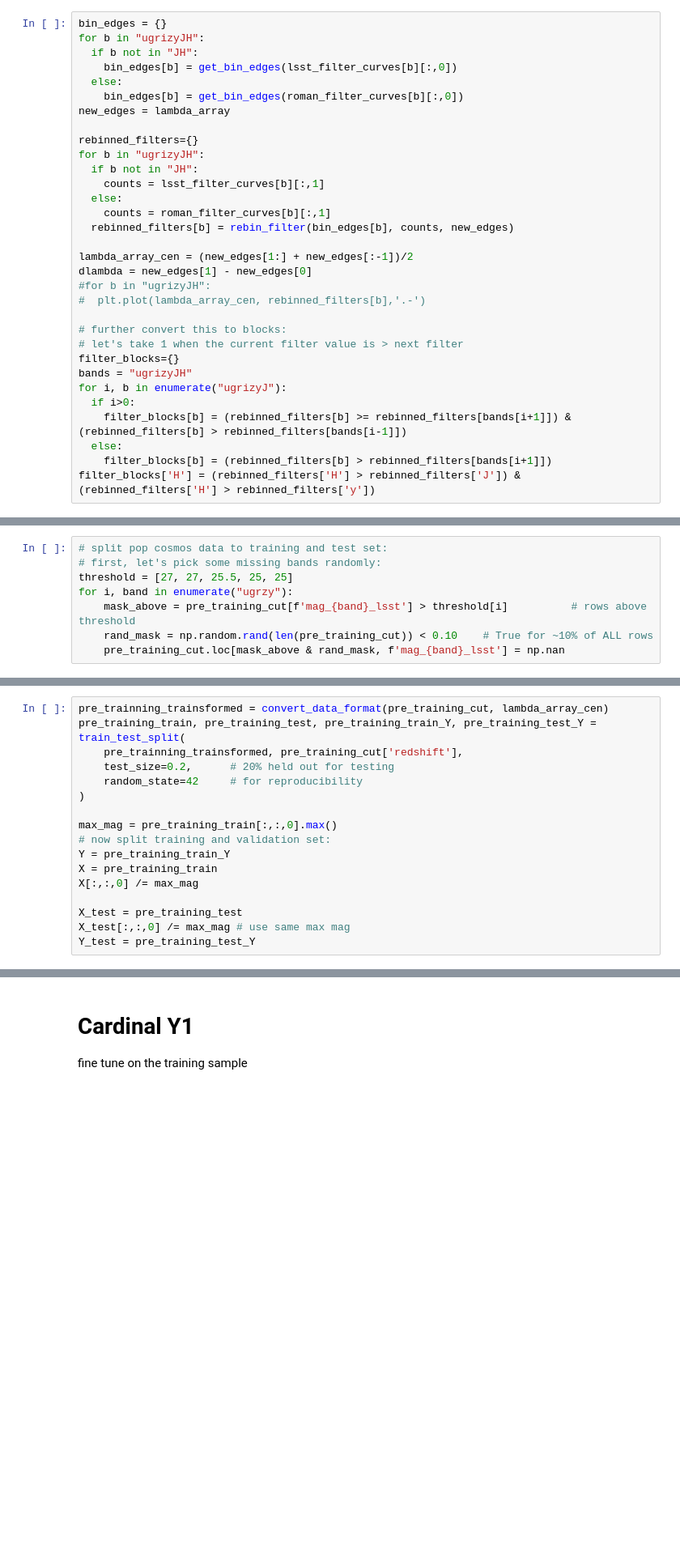
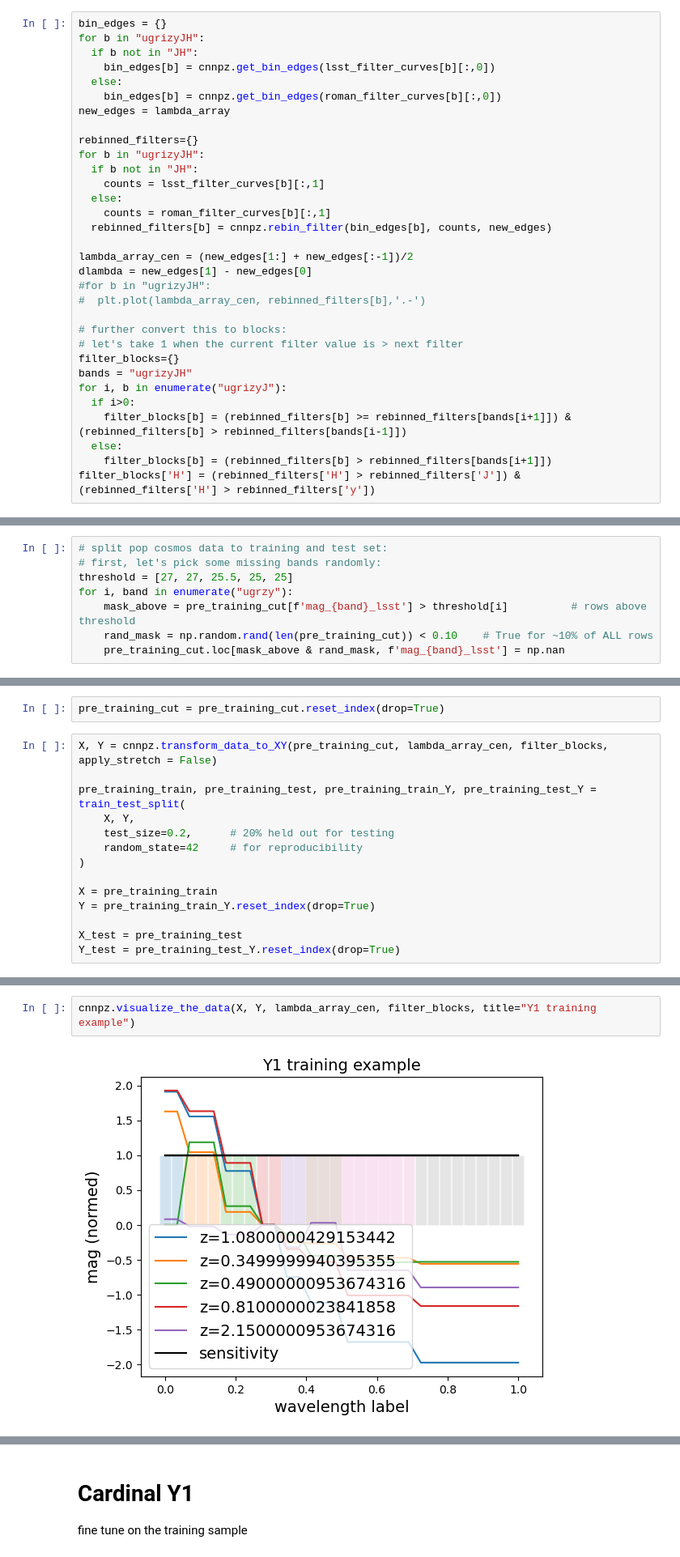
Before and after one commit to hangqianjun/mlpz_cnn_deepset, a Jupyter notebook: CNN_photoz-ensemble-pz_challenge_t2.ipynb, the cells around one changed output, grey strips where cells are left out. Shown at 81% size. Cells and saved outputs as stored; diff of their text form; blank space fills up the shorter version.

```diff
--- a/CNN_photoz-ensemble-pz_challenge_t2.ipynb
+++ b/CNN_photoz-ensemble-pz_challenge_t2.ipynb
@@ -915,9 +343,9 @@ lambda_array = np.linspace(lambda_min,lambda_max,31)
 bin_edges = {}
 for b in "ugrizyJH":
   if b not in "JH":
-    bin_edges[b] = get_bin_edges(lsst_filter_curves[b][:,0])
+    bin_edges[b] = cnnpz.get_bin_edges(lsst_filter_curves[b][:,0])
   else:
-    bin_edges[b] = get_bin_edges(roman_filter_curves[b][:,0])
+    bin_edges[b] = cnnpz.get_bin_edges(roman_filter_curves[b][:,0])
 new_edges = lambda_array
 
 rebinned_filters={}
@@ -926,7 +354,7 @@ for b in "ugrizyJH":
     counts = lsst_filter_curves[b][:,1]
   else:
     counts = roman_filter_curves[b][:,1]
-  rebinned_filters[b] = rebin_filter(bin_edges[b], counts, new_edges)
+  rebinned_filters[b] = cnnpz.rebin_filter(bin_edges[b], counts, new_edges)
 
 lambda_array_cen = (new_edges[1:] + new_edges[:-1])/2
 dlambda = new_edges[1] - new_edges[0]
@@ -975,17 +384,16 @@ memory usage: 17.1 MB
+# %%
+pre_training_cut = pre_training_cut.reset_index(drop=True)
 # %%
-pre_trainning_trainsformed = convert_data_format(pre_training_cut, lambda_array_cen)
+X, Y = cnnpz.transform_data_to_XY(pre_training_cut, lambda_array_cen, filter_blocks, apply_stretch = False)
+
 pre_training_train, pre_training_test, pre_training_train_Y, pre_training_test_Y = train_test_split(
-    pre_trainning_trainsformed, pre_training_cut['redshift'],
+    X, Y,
     test_size=0.2,      # 20% held out for testing
     random_state=42     # for reproducibility
 )
 
-max_mag = pre_training_train[:,:,0].max()
-# now split training and validation set:
-Y = pre_training_train_Y
 X = pre_training_train
-X[:,:,0] /= max_mag
+Y = pre_training_train_Y.reset_index(drop=True)
 
 X_test = pre_training_test
-X_test[:,:,0] /= max_mag # use same max mag
-Y_test = pre_training_test_Y
+Y_test = pre_training_test_Y.reset_index(drop=True)
@@ -1031,2 +400,6 @@ X_test_stretch[:,:,0] = stretch(X_test[:,:,0], c=c, k=k)
+# %%
+cnnpz.visualize_the_data(X, Y, lambda_array_cen, filter_blocks, title="Y1 training example")
+# %% [output]
+[figure, added]
 # %%
 # train
```
Also changed, not shown: parts of 84 cells of this notebook, 3 other files.
